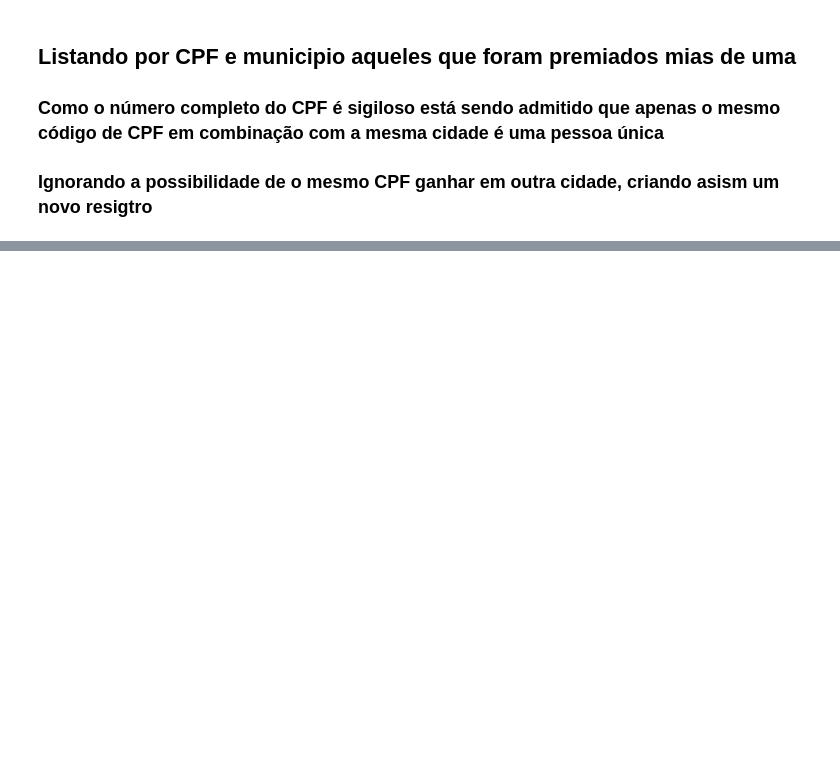
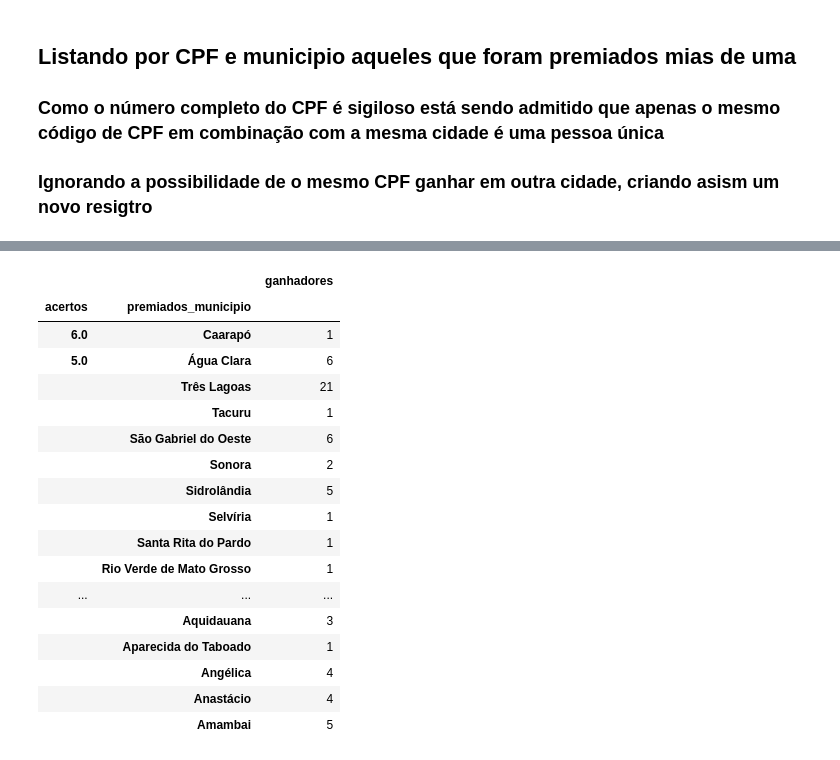
Before and after one commit to Arleislc/Nota-MS-Premiada, a Jupyter notebook: projeto.ipynb, the cells around one changed output, grey strips where cells are left out. Cells and saved outputs as stored; diff of their text form; code cells hidden in the pictures; blank space fills up the shorter version.

```diff
--- a/projeto.ipynb
+++ b/projeto.ipynb
@@ -214,0 +224,25 @@ df_sortudos
+# %%
+df_premiados_cidade = df_premiados.where(df_premiados['mes'] == "2021-08-01")
+df_premiados_cidade.dropna()
+df_premiados_cidade = df_premiados_cidade.groupby(['acertos','premiados_municipio']).agg({'count'})['premiados_cpf']
+df_premiados_cidade = df_premiados_cidade.rename(columns={"count":"ganhadores"})
+df_premiados_cidade.sort_values(by=['acertos','premiados_municipio'], ascending=False)
+# %% [output]
+|  |  | ganhadores |
+| acertos | premiados_municipio |  |
+| 6.0 | Caarapó | 1 |
+| 5.0 | Água Clara | 6 |
+|  | Três Lagoas | 21 |
+|  | Tacuru | 1 |
+|  | São Gabriel do Oeste | 6 |
+|  | Sonora | 2 |
+|  | Sidrolândia | 5 |
+|  | Selvíria | 1 |
+|  | Santa Rita do Pardo | 1 |
+|  | Rio Verde de Mato Grosso | 1 |
+| ... | ... | ... |
+|  | Aquidauana | 3 |
+|  | Aparecida do Taboado | 1 |
+|  | Angélica | 4 |
+|  | Anastácio | 4 |
+|  | Amambai | 5 |
```
Also changed, not shown: parts of 7 cells of this notebook, 2 other files.
